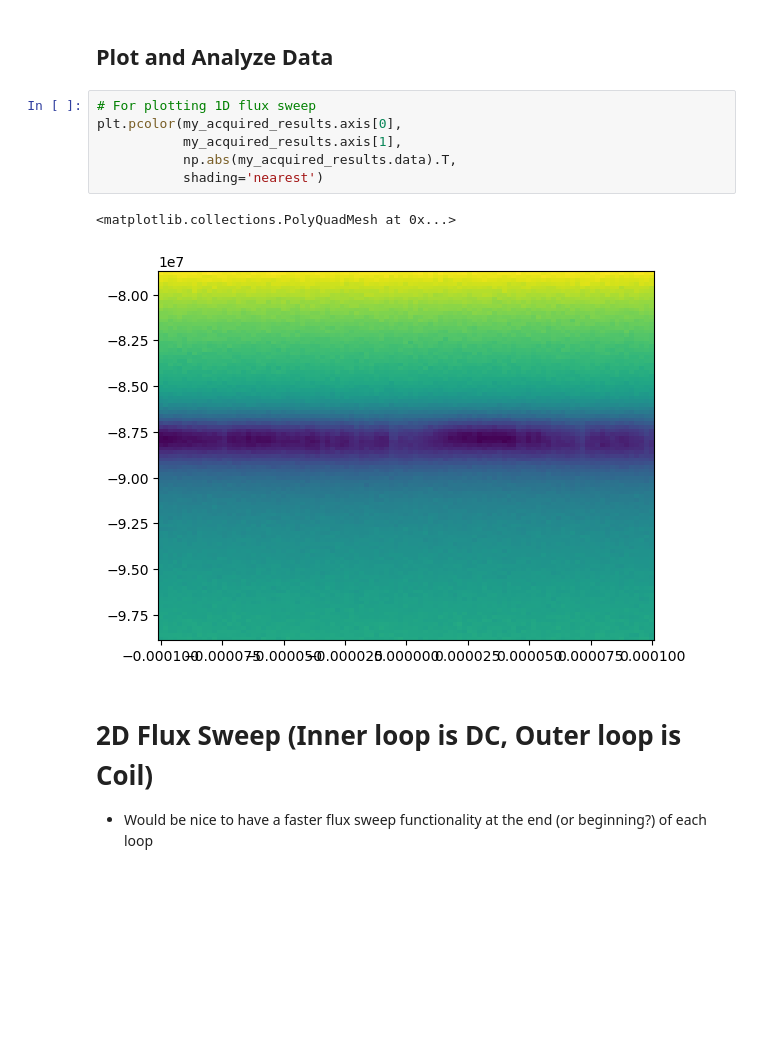
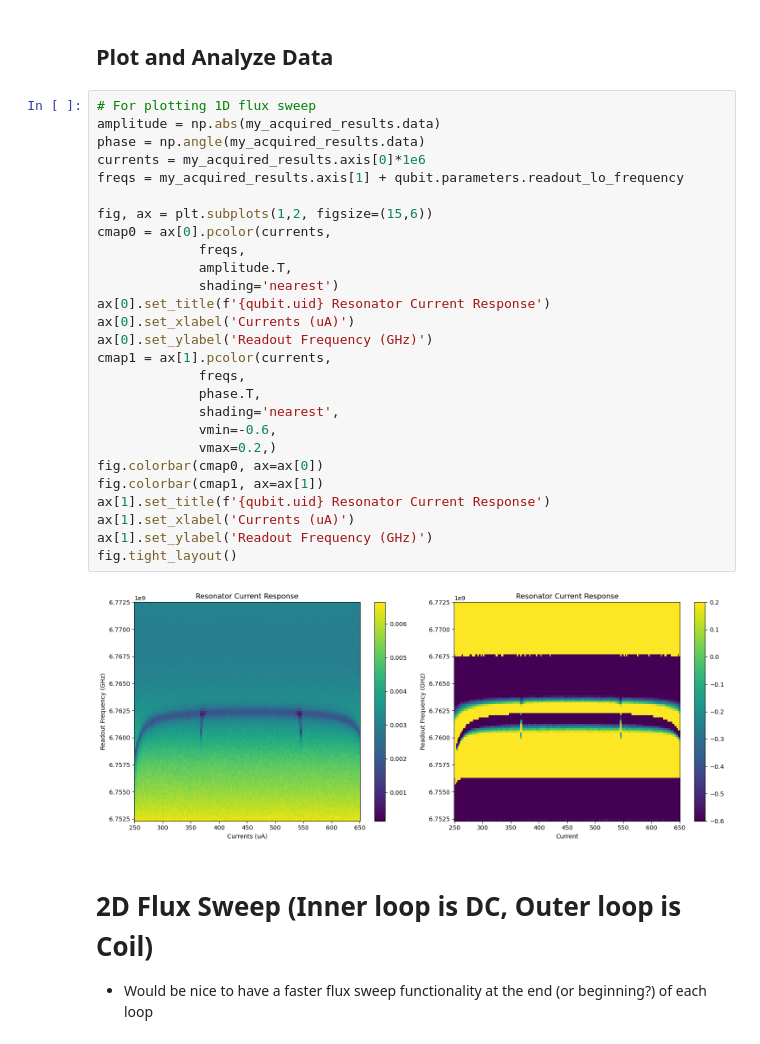
Before and after one commit to SciGeek2000/ZIScripts, a Jupyter notebook: LabOneQ/from_scratch.ipynb, the cells around one changed output. Saved outputs shown, nothing was run; the diff lists cells and outputs as text; blank space fills up the shorter version.

```diff
--- a/LabOneQ/from_scratch.ipynb
+++ b/LabOneQ/from_scratch.ipynb
@@ -696,13 +929,33 @@ my_acquired_results = my_results.acquired_results['single_freq_data'] #extracts
 ## Plot and Analyze Data
 # %%
 # For plotting 1D flux sweep
-plt.pcolor(my_acquired_results.axis[0],
-           my_acquired_results.axis[1],
-           np.abs(my_acquired_results.data).T,
-           shading='nearest')
+amplitude = np.abs(my_acquired_results.data)
+phase = np.angle(my_acquired_results.data)
+currents = my_acquired_results.axis[0]*1e6
+freqs = my_acquired_results.axis[1] + qubit.parameters.readout_lo_frequency
+
+fig, ax = plt.subplots(1,2, figsize=(15,6))
+cmap0 = ax[0].pcolor(currents,
+             freqs,
+             amplitude.T,
+             shading='nearest')
+ax[0].set_title(f'{qubit.uid} Resonator Current Response')
+ax[0].set_xlabel('Currents (uA)')
+ax[0].set_ylabel('Readout Frequency (GHz)')
+cmap1 = ax[1].pcolor(currents,
+             freqs,
+             phase.T,
+             shading='nearest',
+             vmin=-0.6,
+             vmax=0.2,)
+fig.colorbar(cmap0, ax=ax[0])
+fig.colorbar(cmap1, ax=ax[1])
+ax[1].set_title(f'{qubit.uid} Resonator Current Response')
+ax[1].set_xlabel('Currents (uA)')
+ax[1].set_ylabel('Readout Frequency (GHz)')
+fig.tight_layout()
 # %% [output]
-<matplotlib.collections.PolyQuadMesh at 0x...>
-[figure, old version]
+[figure, new version]
 # %% [markdown]
 # 2D Flux Sweep (Inner loop is DC, Outer loop is Coil)
 - Would be nice to have a faster flux sweep functionality at the end (or beginning?) of each loop
```
Also changed, not shown: parts of 76 cells of this notebook.
